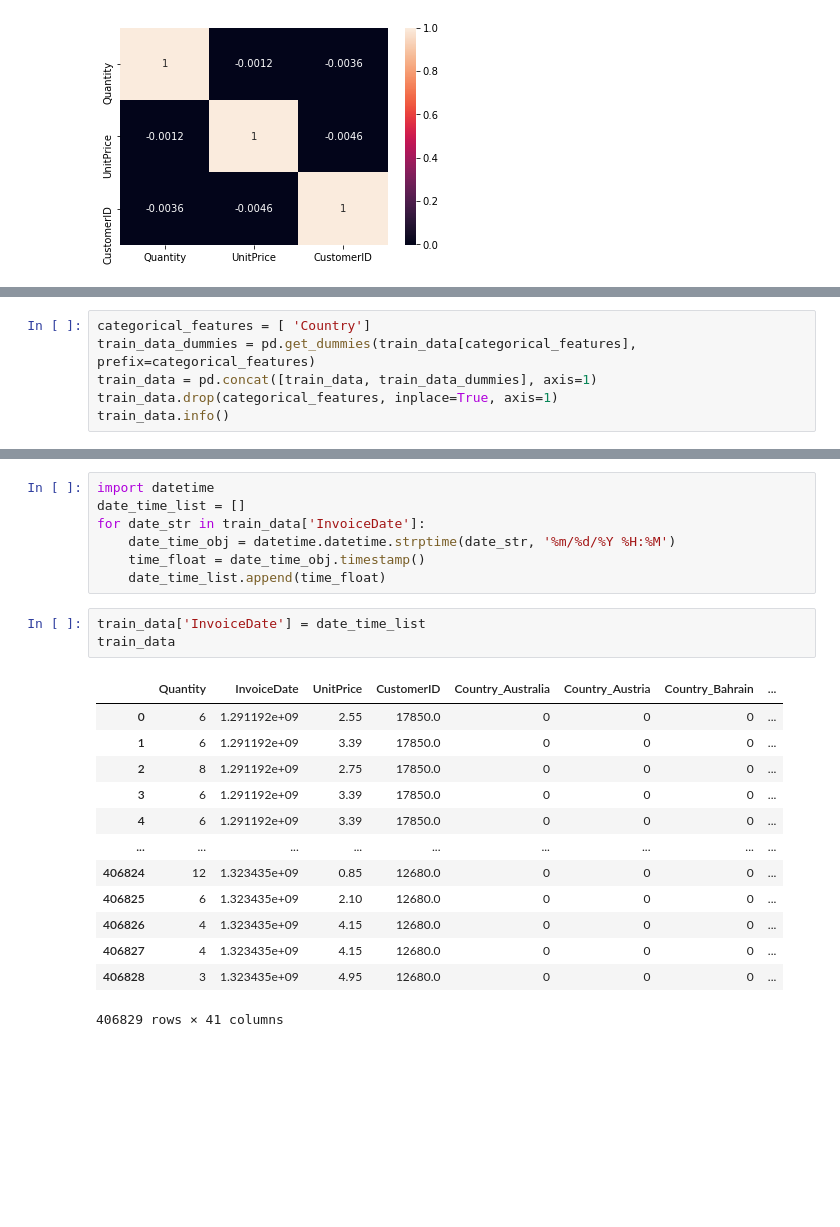
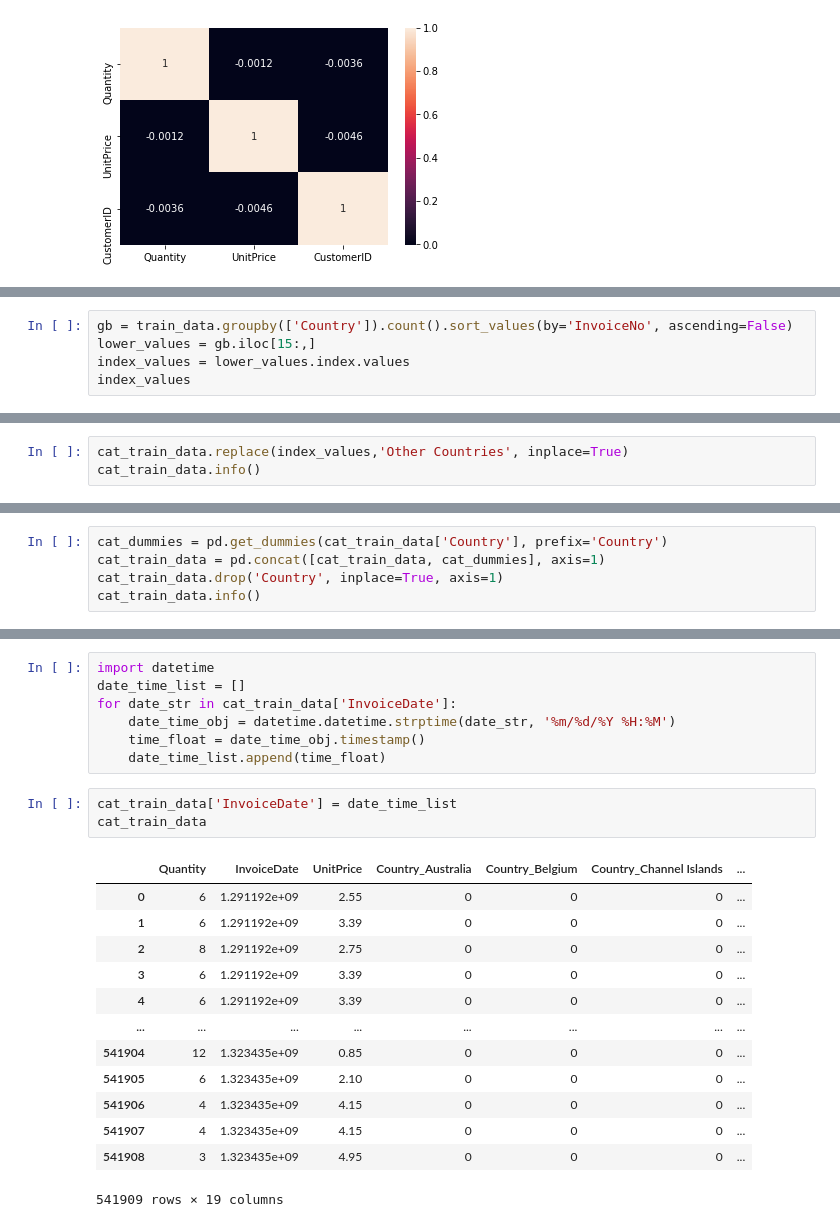
Before and after one commit to ericgbekor/ml-tasks, a Jupyter notebook: Submissions_Priscilla/Customer Segmentation/Customer Segmentation-Priscilla.ipynb, the cells around one changed output, grey strips where cells are left out. Drawn from its saved outputs; the diff is of its cells as text; blank space fills up the shorter version.

Commit message:
update customer segmentation file

```diff
--- a/Submissions_Priscilla/Customer Segmentation/Customer Segmentation-Priscilla.ipynb
+++ b/Submissions_Priscilla/Customer Segmentation/Customer Segmentation-Priscilla.ipynb
@@ -101,0 +195,5 @@ memory usage: 15.5+ MB
+# %%
+gb = train_data.groupby(['Country']).count().sort_values(by='InvoiceNo', ascending=False)
+lower_values = gb.iloc[15:,]
+index_values = lower_values.index.values
+index_values
@@ -101,0 +206,3 @@ memory usage: 15.5+ MB
+# %%
+cat_train_data.replace(index_values,'Other Countries', inplace=True)
+cat_train_data.info()
@@ -102,8 +241,7 @@ memory usage: 15.5+ MB
 # %%
-categorical_features = [ 'Country']
-train_data_dummies = pd.get_dummies(train_data[categorical_features], prefix=categorical_features)
-train_data = pd.concat([train_data, train_data_dummies], axis=1)
-train_data.drop(categorical_features, inplace=True, axis=1)
-train_data.info()
+cat_dummies = pd.get_dummies(cat_train_data['Country'], prefix='Country')
+cat_train_data = pd.concat([cat_train_data, cat_dummies], axis=1)
+cat_train_data.drop('Country', inplace=True, axis=1)
+cat_train_data.info()
 # %% [output]
 <class 'pandas.core.frame.DataFrame'>
@@ -126,24 +264,24 @@ memory usage: 26.8+ MB
 # %%
 import datetime
 date_time_list = []
-for date_str in train_data['InvoiceDate']:
+for date_str in cat_train_data['InvoiceDate']:
     date_time_obj = datetime.datetime.strptime(date_str, '%m/%d/%Y %H:%M')
     time_float = date_time_obj.timestamp()
     date_time_list.append(time_float)
 # %%
-train_data['InvoiceDate'] = date_time_list
-train_data
+cat_train_data['InvoiceDate'] = date_time_list
+cat_train_data
 # %% [output]
-|  | Quantity | InvoiceDate | UnitPrice | CustomerID | Country_Australia | Country_Austria | Country_Bahrain | ... |
-| 0 | 6 | 1.291192e+09 | 2.55 | 17850.0 | 0 | 0 | 0 | ... |
-| 1 | 6 | 1.291192e+09 | 3.39 | 17850.0 | 0 | 0 | 0 | ... |
-| 2 | 8 | 1.291192e+09 | 2.75 | 17850.0 | 0 | 0 | 0 | ... |
-| 3 | 6 | 1.291192e+09 | 3.39 | 17850.0 | 0 | 0 | 0 | ... |
-| 4 | 6 | 1.291192e+09 | 3.39 | 17850.0 | 0 | 0 | 0 | ... |
-| ... | ... | ... | ... | ... | ... | ... | ... | ... |
-| 406824 | 12 | 1.323435e+09 | 0.85 | 12680.0 | 0 | 0 | 0 | ... |
-| 406825 | 6 | 1.323435e+09 | 2.10 | 12680.0 | 0 | 0 | 0 | ... |
-| 406826 | 4 | 1.323435e+09 | 4.15 | 12680.0 | 0 | 0 | 0 | ... |
-| 406827 | 4 | 1.323435e+09 | 4.15 | 12680.0 | 0 | 0 | 0 | ... |
-| 406828 | 3 | 1.323435e+09 | 4.95 | 12680.0 | 0 | 0 | 0 | ... |
+|  | Quantity | InvoiceDate | UnitPrice | Country_Australia | Country_Belgium | Country_Channel Islands | ... |
+| 0 | 6 | 1.291192e+09 | 2.55 | 0 | 0 | 0 | ... |
+| 1 | 6 | 1.291192e+09 | 3.39 | 0 | 0 | 0 | ... |
+| 2 | 8 | 1.291192e+09 | 2.75 | 0 | 0 | 0 | ... |
+| 3 | 6 | 1.291192e+09 | 3.39 | 0 | 0 | 0 | ... |
+| 4 | 6 | 1.291192e+09 | 3.39 | 0 | 0 | 0 | ... |
+| ... | ... | ... | ... | ... | ... | ... | ... |
+| 541904 | 12 | 1.323435e+09 | 0.85 | 0 | 0 | 0 | ... |
+| 541905 | 6 | 1.323435e+09 | 2.10 | 0 | 0 | 0 | ... |
+| 541906 | 4 | 1.323435e+09 | 4.15 | 0 | 0 | 0 | ... |
+| 541907 | 4 | 1.323435e+09 | 4.15 | 0 | 0 | 0 | ... |
+| 541908 | 3 | 1.323435e+09 | 4.95 | 0 | 0 | 0 | ... |
-406829 rows × 41 columns
+541909 rows × 19 columns
```
Also changed, not shown: parts of 24 cells of this notebook.
